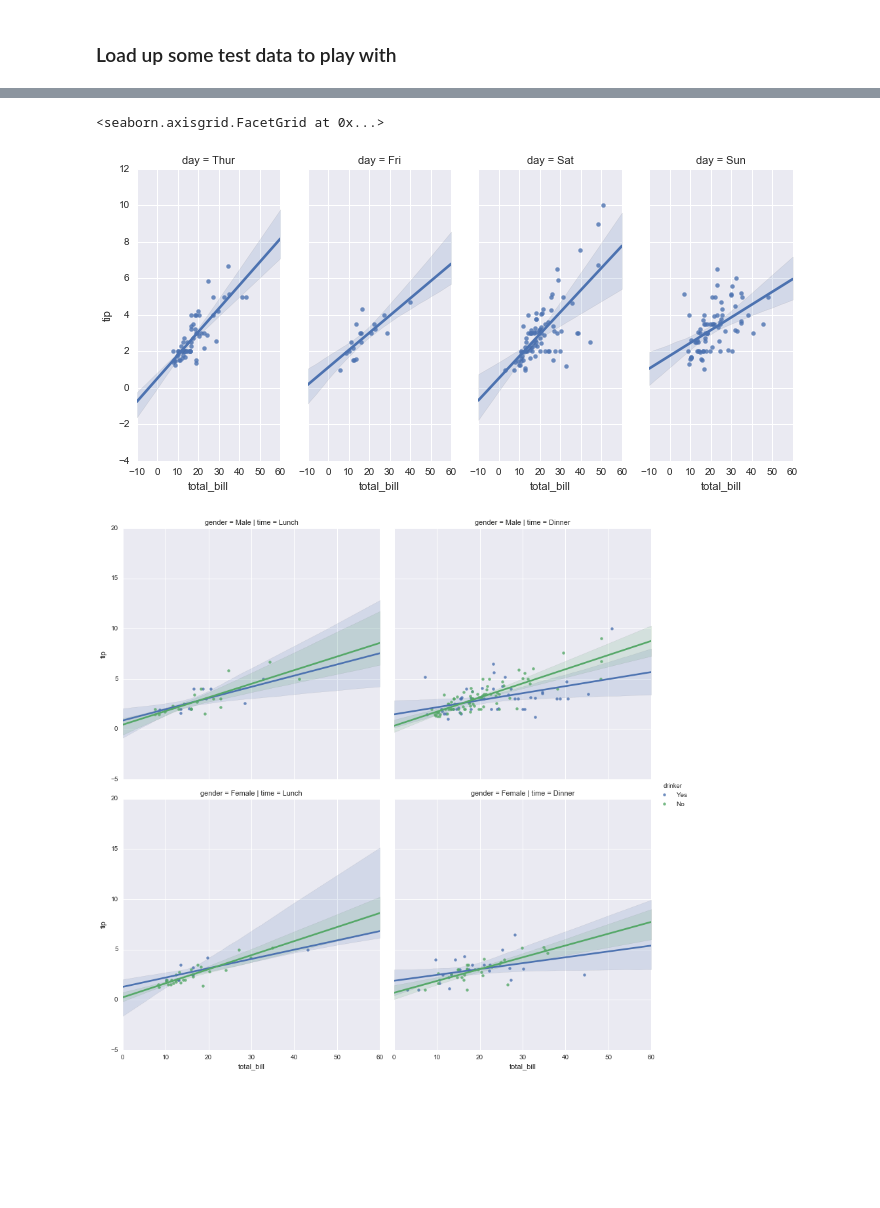
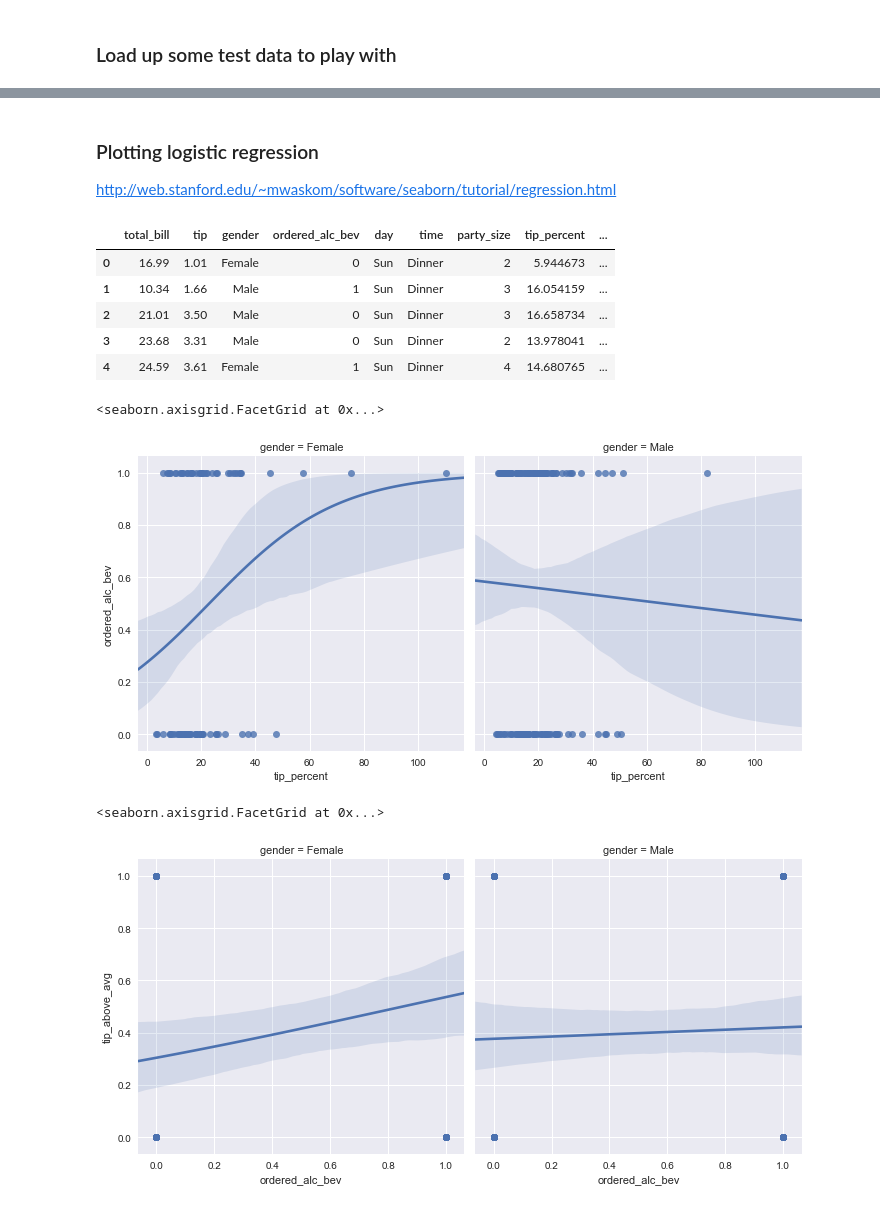
Before and after one commit to jpwhite3/python-analytics-demo, a Jupyter notebook: Part_3.ipynb, the cells around one changed output, grey strips where cells are left out. Cells and saved outputs as stored; diff of their text form; code cells hidden in the pictures; blank space fills up the shorter version.

```diff
--- a/Part_3.ipynb
+++ b/Part_3.ipynb
@@ -26,0 +21,6 @@ tips.head()
+# %%
+tips = pd.read_csv('input/tips.csv')
+
+tips['tip_percent'] = (tips['tip'] / tips['total_bill'] * 100)
+
+tips.head()
@@ -56,9 +68,27 @@ sns.lmplot(x="total_bill", y="tip", hue="drinker", data=tips)
+# %% [markdown]
+### Plotting logistic regression
+
+http://web.stanford.edu/~mwaskom/software/seaborn/tutorial/regression.html
+# %%
+# Let's add some calculated columns
+tips['tip_above_avg'] = np.where(tips['tip_percent'] >= tips['tip_percent'].mean(), 1, 0)
+tips.replace({'Yes': 1, 'No': 0}, inplace=True)
+
+tips.head()
+# %% [output]
+|  | total_bill | tip | gender | ordered_alc_bev | day | time | party_size | tip_percent | ... |
+| 0 | 16.99 | 1.01 | Female | 0 | Sun | Dinner | 2 | 5.944673 | ... |
+| 1 | 10.34 | 1.66 | Male | 1 | Sun | Dinner | 3 | 16.054159 | ... |
+| 2 | 21.01 | 3.50 | Male | 0 | Sun | Dinner | 3 | 16.658734 | ... |
+| 3 | 23.68 | 3.31 | Male | 0 | Sun | Dinner | 2 | 13.978041 | ... |
+| 4 | 24.59 | 3.61 | Female | 1 | Sun | Dinner | 4 | 14.680765 | ... |
 # %%
-sns.lmplot(x="total_bill", y="tip", col="day", data=tips, aspect=.5)
+sns.lmplot(x="tip_percent", y="ordered_alc_bev", col='gender', data=tips, logistic=True)
 # %% [output]
 <seaborn.axisgrid.FacetGrid at 0x...>
-[figure, old version]
+[figure, new version]
 # %%
-sns.lmplot(x="total_bill", y="tip", hue='drinker', col="time", row='gender', size=6, data=tips);
+sns.lmplot(x="ordered_alc_bev", y="tip_above_avg", col='gender', data=tips, logistic=True)
 # %% [output]
+<seaborn.axisgrid.FacetGrid at 0x...>
-[figure, old version]
+[figure, new version]
```
Also changed, not shown: parts of 10 cells of this notebook, 5 other files.
